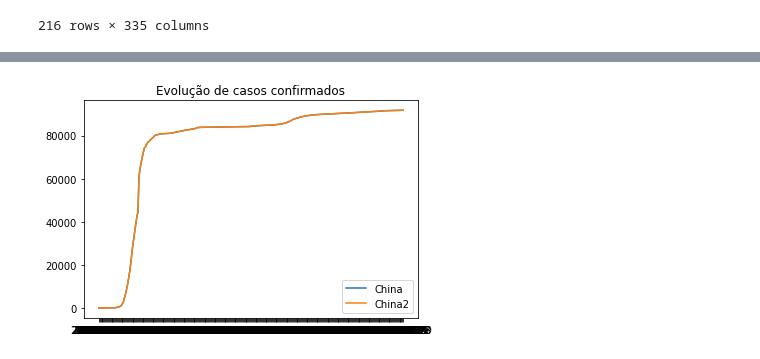
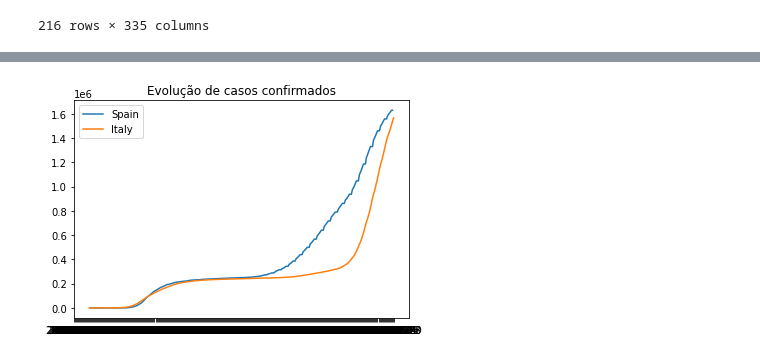
Before and after one commit to julianovale/pythonparatodos, a Jupyter notebook: Módulo08Aula08.ipynb, the cells around one changed output, grey strips where cells are left out. Saved outputs shown, nothing was run; the diff lists cells and outputs as text; code cells hidden in the pictures.

```diff
--- a/Módulo08Aula08.ipynb
+++ b/Módulo08Aula08.ipynb
@@ -58,13 +88,13 @@ dft
 # %%
 import matplotlib.pyplot as plt
 x = df['date']
-y1 = df['China']
-y2 = df['China']
+y1 = df['Spain']
+y2 = df['Italy']
 
-plt.plot(x,y1,label = 'China')
-plt.plot(x,y2,label = 'China2')
+plt.plot(x,y1,label = 'Spain')
+plt.plot(x,y2,label = 'Italy')
 plt.legend()
 plt.title("Evolução de casos confirmados")
 plt.show()
 # %% [output]
-[figure, old version]
+[figure, new version]
```
Also changed, not shown: parts of 2 cells of this notebook.
